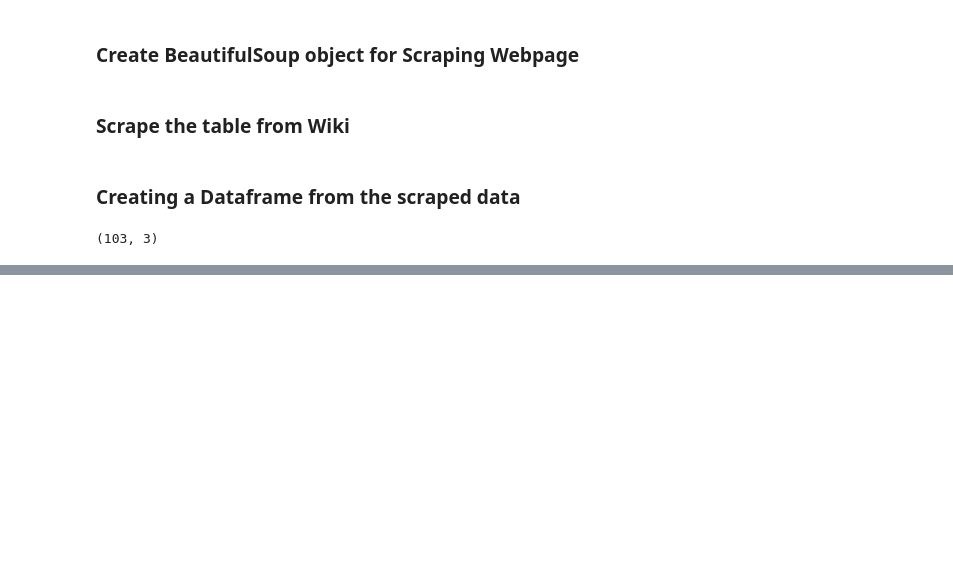
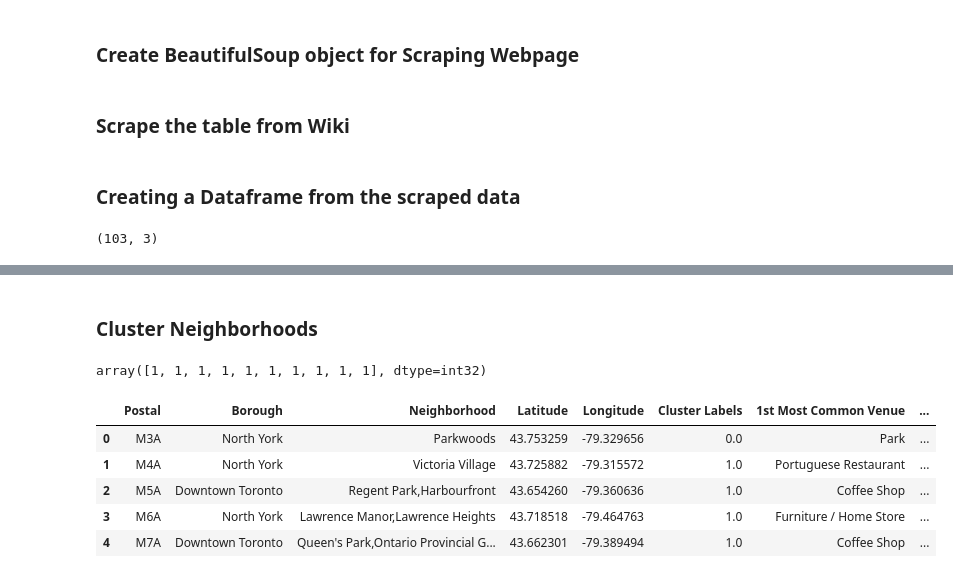
Before and after one commit to Jdev-08/Coursera_Capstone, a Jupyter notebook: Coursera_Capstone.ipynb, the cells around one changed output, grey strips where cells are left out. Cells and saved outputs as stored; diff of their text form; code cells hidden in the pictures; blank space fills up the shorter version.

```diff
--- a/Coursera_Capstone.ipynb
+++ b/Coursera_Capstone.ipynb
@@ -100,0 +234,3 @@ DF.shape
+# %%
+toranto_grouped = toranto_onehot.groupby('Neighborhood').mean().reset_index()
+toranto_grouped.shape
@@ -100,0 +241,25 @@ DF.shape
+# %%
+def return_most_common_venues(row, num_top_venues):
+    row_categories = row.iloc[1:]
+    row_categories_sorted = row_categories.sort_values(ascending=False)
+
+    return row_categories_sorted.index.values[0:num_top_venues]
+# %%
+num_top_venues = 10
+
+indicators = ['st', 'nd', 'rd']
+
+# create columns according to number of top venues
+columns = ['Neighborhood']
+for ind in np.arange(num_top_venues):
+    try:
+        columns.append('{}{} Most Common Venue'.format(ind+1, indicators[ind]))
+    except:
+        columns.append('{}th Most Common Venue'.format(ind+1))
+
+# create a new dataframe
+neighborhoods_venues_sorted = pd.DataFrame(columns=columns)
+neighborhoods_venues_sorted['Neighborhood'] = toranto_grouped['Neighborhood']
+
+for ind in np.arange(toranto_grouped.shape[0]):
+    neighborhoods_venues_sorted.iloc[ind, 1:] = return_most_common_venues(toranto_grouped.iloc[ind, :], num_top_venues)
@@ -100,0 +275,34 @@ DF.shape
+# %% [markdown]
+### Cluster Neighborhoods
+# %%
+from sklearn.cluster import KMeans
+
+# set number of clusters
+kclusters = 5
+
+toranto_grouped_clustering = toranto_grouped.drop('Neighborhood', 1)
+
+# run k-means clustering
+kmeans = KMeans(n_clusters=kclusters, random_state=0).fit(toranto_grouped_clustering)
+
+# check cluster labels generated for each row in the dataframe
+kmeans.labels_[0:10]
+# %% [output]
+array([1, 1, 1, 1, 1, 1, 1, 1, 1, 1], dtype=int32)
+# %%
+# add clustering labels
+#neighborhoods_venues_sorted.insert(0, 'Cluster Labels', kmeans.labels_)
+
+toranto_merged = Df_loc
+
+# merge toronto_grouped with toronto_data to add latitude/longitude for each neighborhood
+toranto_merged = toranto_merged.join(neighborhoods_venues_sorted.set_index('Neighborhood'), on='Neighborhood')
+
+toranto_merged.head() # check the last columns!
+# %% [output]
+|  | Postal | Borough | Neighborhood | Latitude | Longitude | Cluster Labels | 1st Most Common Venue | ... |
+| 0 | M3A | North York | Parkwoods | 43.753259 | -79.329656 | 0.0 | Park | ... |
+| 1 | M4A | North York | Victoria Village | 43.725882 | -79.315572 | 1.0 | Portuguese Restaurant | ... |
+| 2 | M5A | Downtown Toronto | Regent Park,Harbourfront | 43.654260 | -79.360636 | 1.0 | Coffee Shop | ... |
+| 3 | M6A | North York | Lawrence Manor,Lawrence Heights | 43.718518 | -79.464763 | 1.0 | Furniture / Home Store | ... |
+| 4 | M7A | Downtown Toronto | Queen's Park,Ontario Provincial G... | 43.662301 | -79.389494 | 1.0 | Coffee Shop | ... |
```
Also changed, not shown: parts of 23 cells of this notebook.
